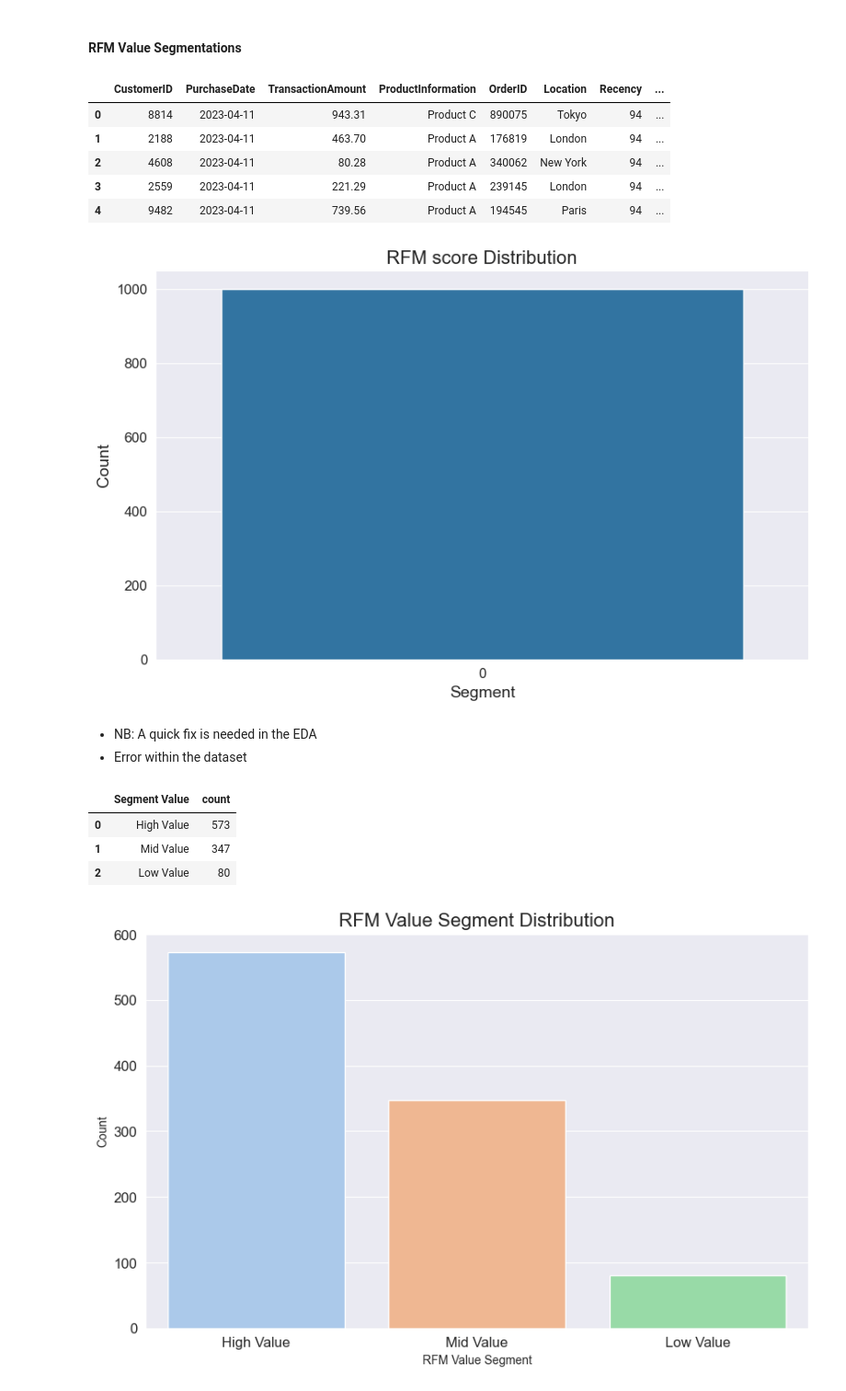
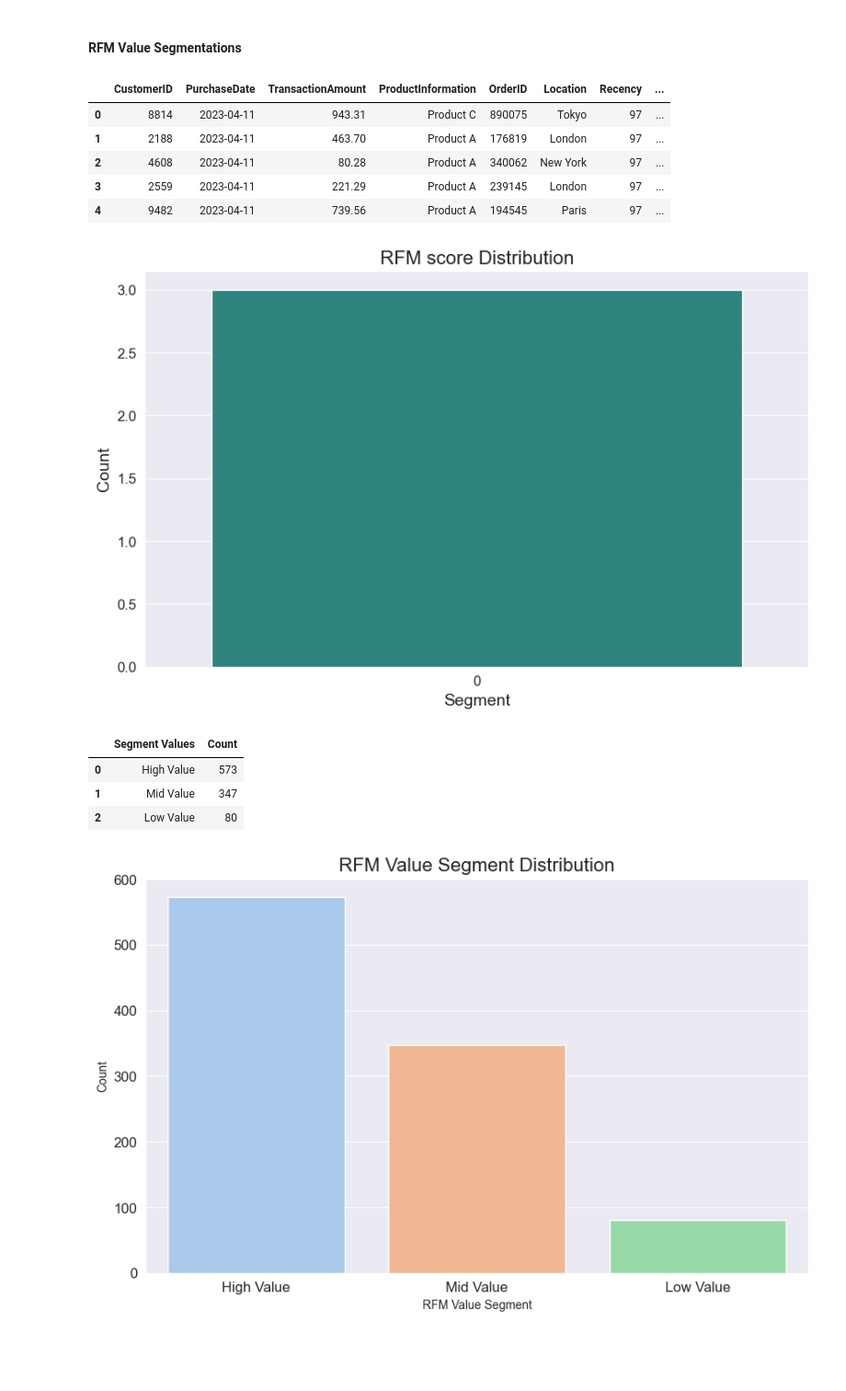
Before and after one commit to Mfundo-debug/RFM_analysis, a Jupyter notebook: EDA.ipynb, the cells around one changed output. Shown at 92% size. Cells and saved outputs as stored; diff of their text form; code cells hidden in the pictures; blank space fills up the shorter version.

Commit message:
added with few errors

```diff
--- a/EDA.ipynb
+++ b/EDA.ipynb
@@ -137,38 +137,35 @@ def segment(x):
     else:
         return 'Low Value'
 #apply the function to the RFM score and create a new variable
-data['Segment'] = data['RFM Score'].apply(segment)
+data['Segment Values'] = data['RFM Score'].apply(segment)
 #explore the first 5 rows
 data.head()
 # %% [output]
 |  | CustomerID | PurchaseDate | TransactionAmount | ProductInformation | OrderID | Location | Recency | ... |
-| 0 | 8814 | 2023-04-11 | 943.31 | Product C | 890075 | Tokyo | 94 | ... |
-| 1 | 2188 | 2023-04-11 | 463.70 | Product A | 176819 | London | 94 | ... |
-| 2 | 4608 | 2023-04-11 | 80.28 | Product A | 340062 | New York | 94 | ... |
-| 3 | 2559 | 2023-04-11 | 221.29 | Product A | 239145 | London | 94 | ... |
-| 4 | 9482 | 2023-04-11 | 739.56 | Product A | 194545 | Paris | 94 | ... |
+| 0 | 8814 | 2023-04-11 | 943.31 | Product C | 890075 | Tokyo | 97 | ... |
+| 1 | 2188 | 2023-04-11 | 463.70 | Product A | 176819 | London | 97 | ... |
+| 2 | 4608 | 2023-04-11 | 80.28 | Product A | 340062 | New York | 97 | ... |
+| 3 | 2559 | 2023-04-11 | 221.29 | Product A | 239145 | London | 97 | ... |
+| 4 | 9482 | 2023-04-11 | 739.56 | Product A | 194545 | Paris | 97 | ... |
 # %%
 #Segment distribution
 plt.figure(figsize=(10,6))
-sns.countplot(data['RFM Score'])
+sns.countplot(data['Segment Values'].value_counts(), palette='viridis')
 plt.title('RFM score Distribution', fontsize=16)
 plt.xlabel('Segment', fontsize=14)
 plt.ylabel('Count', fontsize=14)
 plt.xticks(fontsize=12)
 plt.yticks(fontsize=12)
 plt.show()
 # %% [output]
-[figure, old version]
+[figure, new version]
-# %% [markdown]
-* NB: A quick fix is needed in the EDA
-* Error within the dataset
 # %%
 #rfm segement distribution
-segment_count = data['Segment'].value_counts().reset_index()
-segment_count.rename(columns={'index':'Segment', 'Segment':'Segment Value'}, inplace=True)
-segment_count
+segment_counts = data['Segment Values'].value_counts().reset_index()
+segment_counts.columns = ['Segment Values', 'Count']
+segment_counts.head()
 # %% [output]
-|  | Segment Value | count |
+|  | Segment Values | Count |
 | 0 | High Value | 573 |
 | 1 | Mid Value | 347 |
 | 2 | Low Value | 80 |
```
Also changed, not shown: parts of 11 cells of this notebook.
